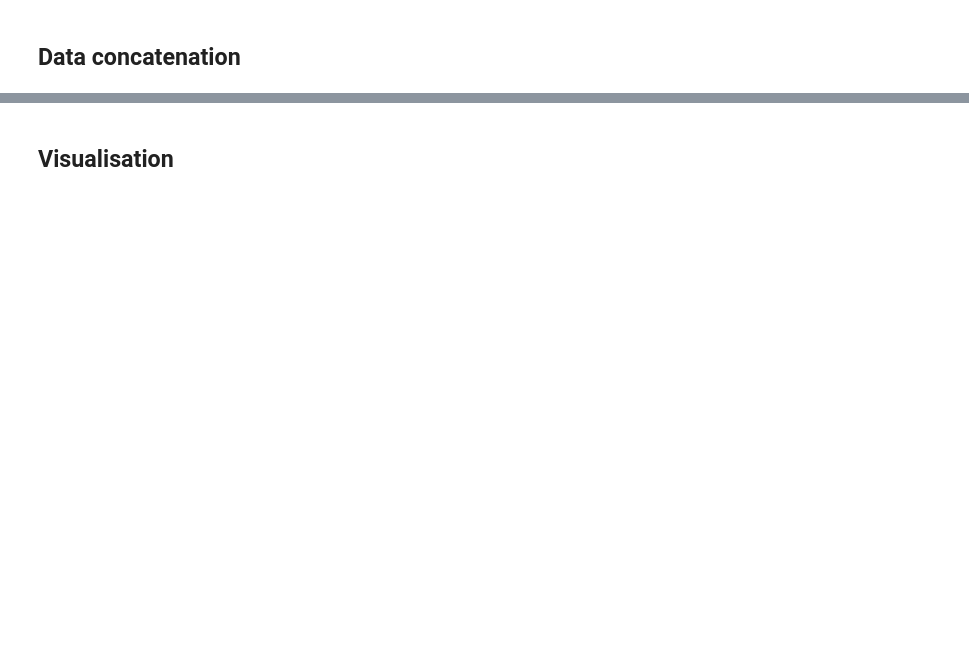
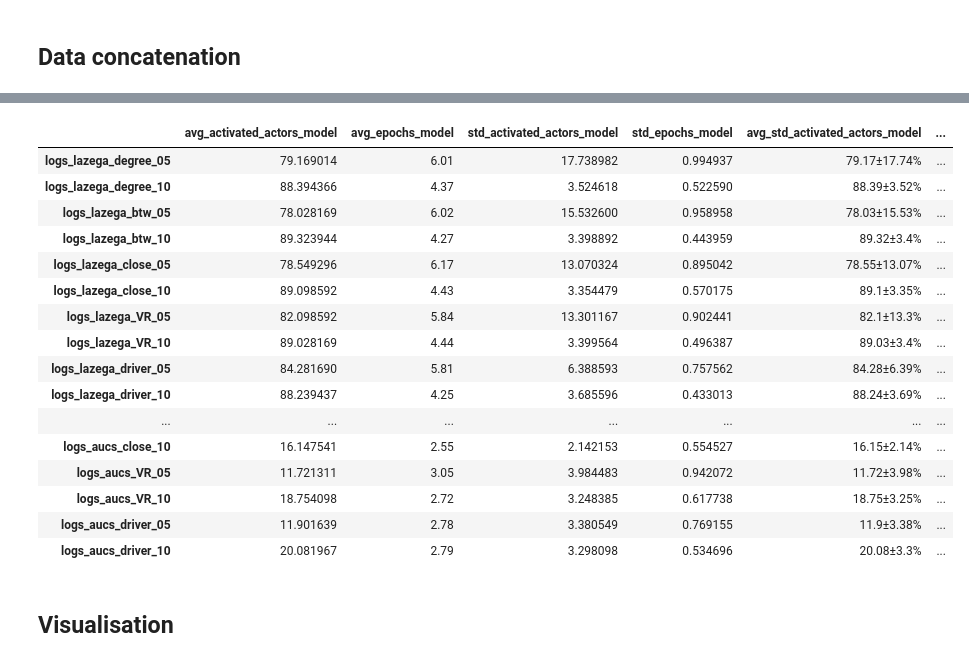
Before and after one commit to anty-filidor/bdma-experiments, a Jupyter notebook: icm_mds.ipynb, the cells around one changed output, grey strips where cells are left out. Cells and saved outputs as stored; diff of their text form; code cells hidden in the pictures; blank space fills up the shorter version.

```diff
--- a/icm_mds.ipynb
+++ b/icm_mds.ipynb
@@ -262,3 +260,33 @@ logs_df
+# %%
+def aggregate_avg_activated(row):
+    return f"{round(row['avg_activated_actors_model'], 2)}±{round(row['std_activated_actors_model'], 2)}%"
+
+def aggregate_avg_epochs(row):
+    return f"{round(row['avg_epochs_model'], 2)}±{round(row['std_epochs_model'], 2)}"
+
+logs_df['avg_std_activated_actors_model'] = logs_df.apply(aggregate_avg_activated, axis=1)
+logs_df['avg_std_epochs_model'] = logs_df.apply(aggregate_avg_epochs, axis=1)
+
+logs_df.to_csv(f"{out_dir}/logs.csv")
+logs_df
+# %% [output]
+|  | avg_activated_actors_model | avg_epochs_model | std_activated_actors_model | std_epochs_model | avg_std_activated_actors_model | ... |
+| logs_lazega_degree_05 | 79.169014 | 6.01 | 17.738982 | 0.994937 | 79.17±17.74% | ... |
+| logs_lazega_degree_10 | 88.394366 | 4.37 | 3.524618 | 0.522590 | 88.39±3.52% | ... |
+| logs_lazega_btw_05 | 78.028169 | 6.02 | 15.532600 | 0.958958 | 78.03±15.53% | ... |
+| logs_lazega_btw_10 | 89.323944 | 4.27 | 3.398892 | 0.443959 | 89.32±3.4% | ... |
+| logs_lazega_close_05 | 78.549296 | 6.17 | 13.070324 | 0.895042 | 78.55±13.07% | ... |
+| logs_lazega_close_10 | 89.098592 | 4.43 | 3.354479 | 0.570175 | 89.1±3.35% | ... |
+| logs_lazega_VR_05 | 82.098592 | 5.84 | 13.301167 | 0.902441 | 82.1±13.3% | ... |
+| logs_lazega_VR_10 | 89.028169 | 4.44 | 3.399564 | 0.496387 | 89.03±3.4% | ... |
+| logs_lazega_driver_05 | 84.281690 | 5.81 | 6.388593 | 0.757562 | 84.28±6.39% | ... |
+| logs_lazega_driver_10 | 88.239437 | 4.25 | 3.685596 | 0.433013 | 88.24±3.69% | ... |
+| ... | ... | ... | ... | ... | ... | ... |
+| logs_aucs_close_10 | 16.147541 | 2.55 | 2.142153 | 0.554527 | 16.15±2.14% | ... |
+| logs_aucs_VR_05 | 11.721311 | 3.05 | 3.984483 | 0.942072 | 11.72±3.98% | ... |
+| logs_aucs_VR_10 | 18.754098 | 2.72 | 3.248385 | 0.617738 | 18.75±3.25% | ... |
+| logs_aucs_driver_05 | 11.901639 | 2.78 | 3.380549 | 0.769155 | 11.9±3.38% | ... |
+| logs_aucs_driver_10 | 20.081967 | 2.79 | 3.298098 | 0.534696 | 20.08±3.3% | ... |
 # %% [markdown]
 ## Visualisation
 # %%
```
Also changed, not shown: parts of 14 cells of this notebook, 4 other files.
